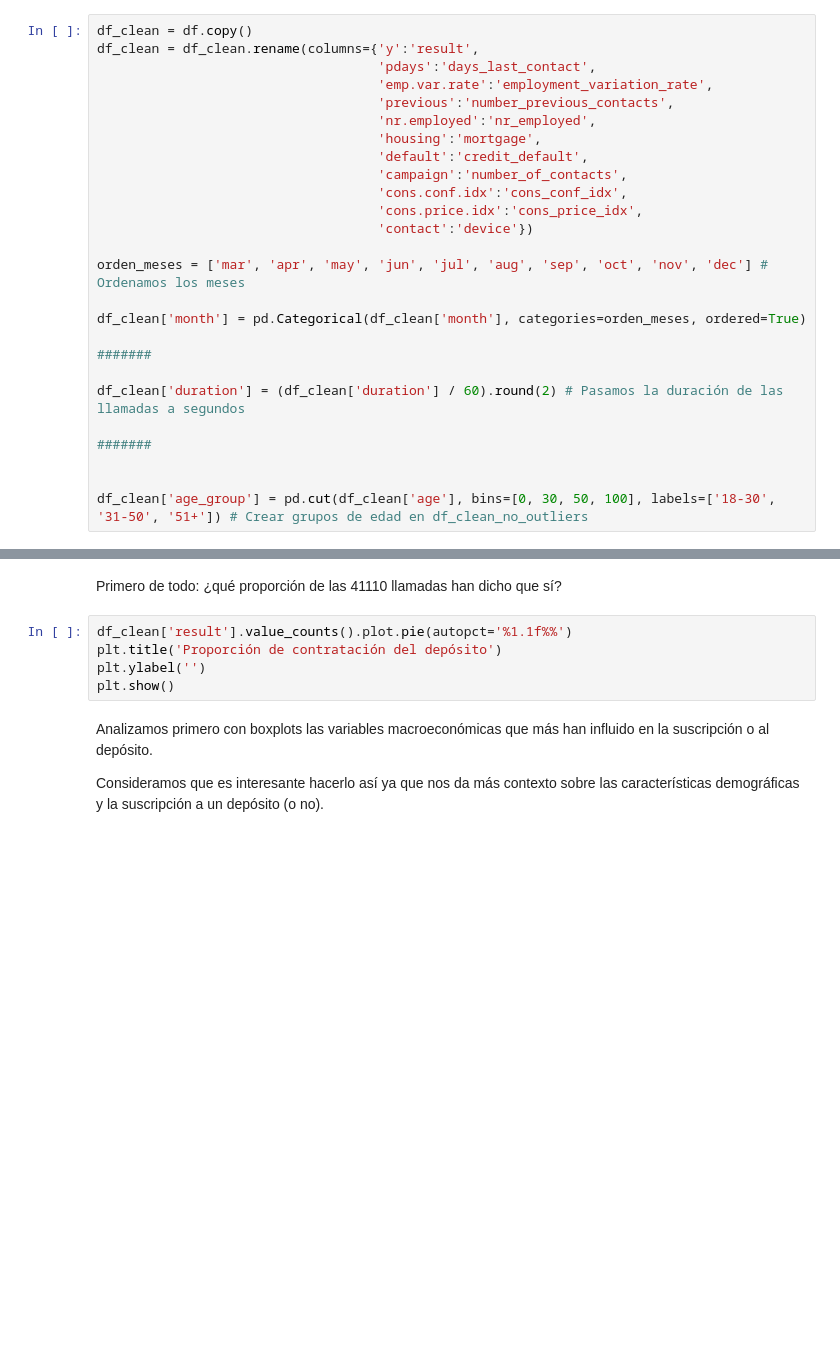
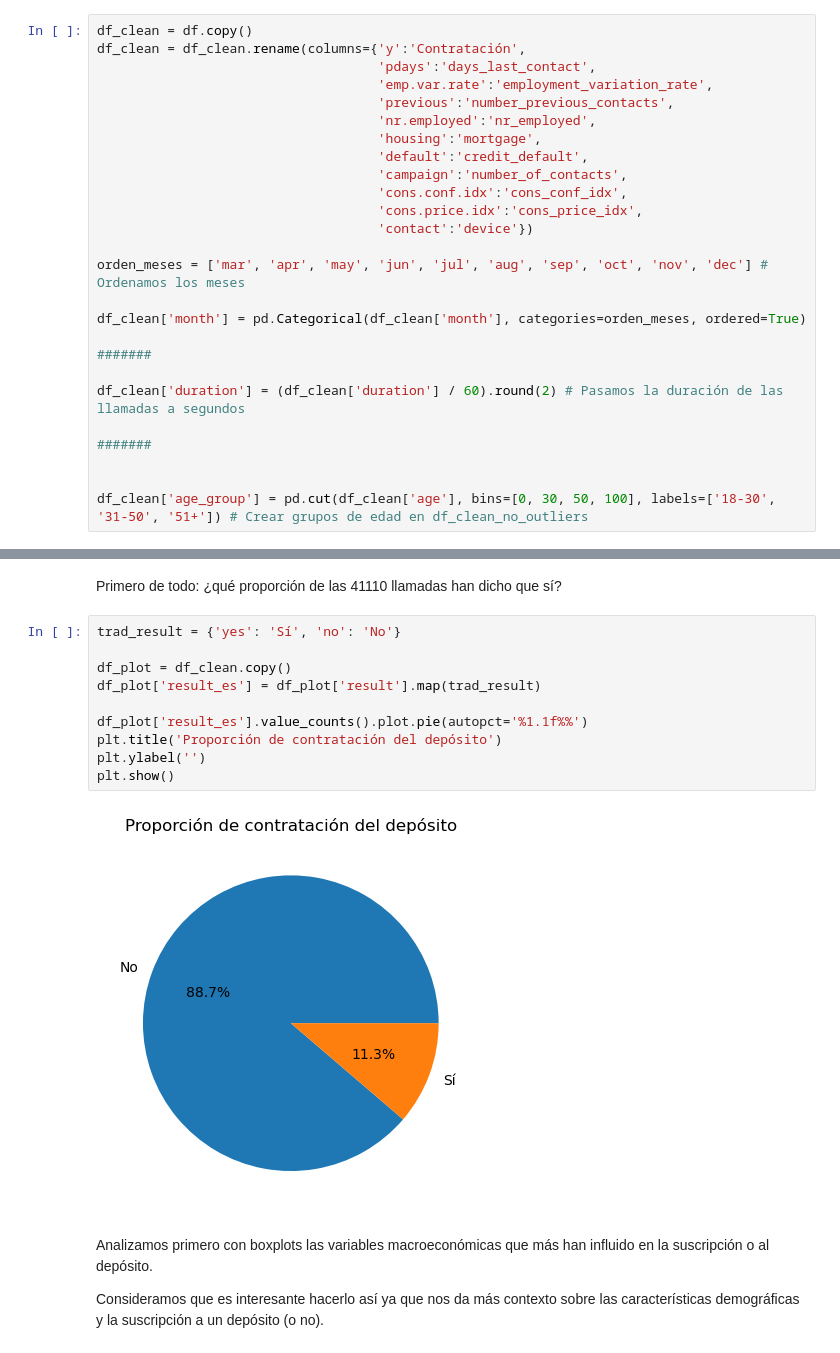
Before and after one commit to arnausans23/data-analytics-tfm, a Jupyter notebook: 1_analisis_datos_v2.ipynb, the cells around one changed output, grey strips where cells are left out. Drawn from its saved outputs; the diff is of its cells as text; blank space fills up the shorter version.

```diff
--- a/1_analisis_datos_v2.ipynb
+++ b/1_analisis_datos_v2.ipynb
@@ -341,7 +344,7 @@ df[df.duplicated(keep=False)]
 Renombramos columnas y llamamos al df "df_clean". En el mismo código pasamos realizamos varios cambios de formato, como la duración de las llamadas a segundos o la creación de grupos de edad, además de la unificación al idioma castellano.
 # %%
 df_clean = df.copy()
-df_clean = df_clean.rename(columns={'y':'result',
+df_clean = df_clean.rename(columns={'y':'Contratación',
                                     'pdays':'days_last_contact',
                                     'emp.var.rate':'employment_variation_rate',
                                     'previous':'number_previous_contacts',
@@ -477,10 +594,17 @@ identificacion_valores_problem(df_clean_no_outliers) # Ojo que los datos que no
 # %% [markdown]
 Primero de todo: ¿qué proporción de las 41110 llamadas han dicho que sí?
 # %%
-df_clean['result'].value_counts().plot.pie(autopct='%1.1f%%')
+trad_result = {'yes': 'Sí', 'no': 'No'}
+
+df_plot = df_clean.copy()
+df_plot['result_es'] = df_plot['result'].map(trad_result)
+
+df_plot['result_es'].value_counts().plot.pie(autopct='%1.1f%%')
 plt.title('Proporción de contratación del depósito')
 plt.ylabel('')
 plt.show()
+# %% [output]
+[figure, added]
 # %% [markdown]
 Analizamos primero con boxplots las variables macroeconómicas que más han influido en la suscripción o al depósito.
 
```
Also changed, not shown: parts of 41 cells of this notebook.
